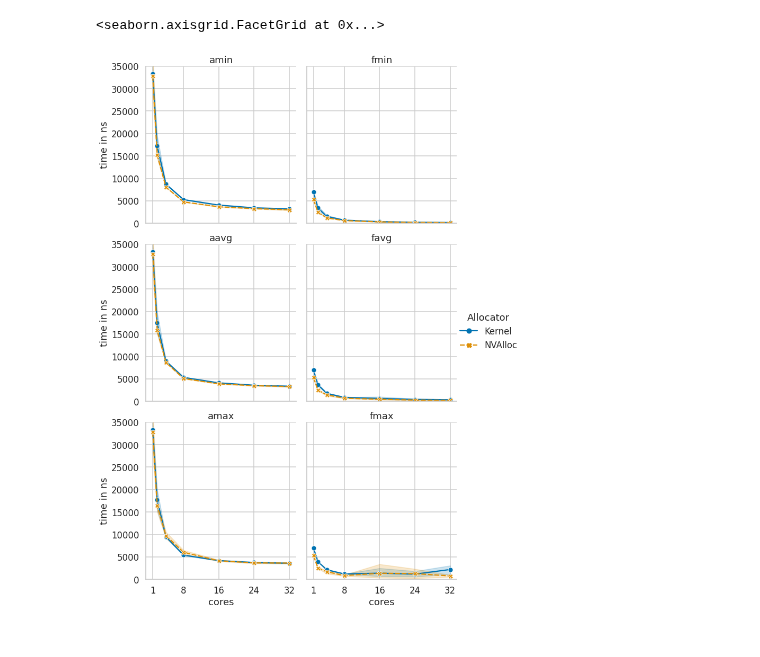
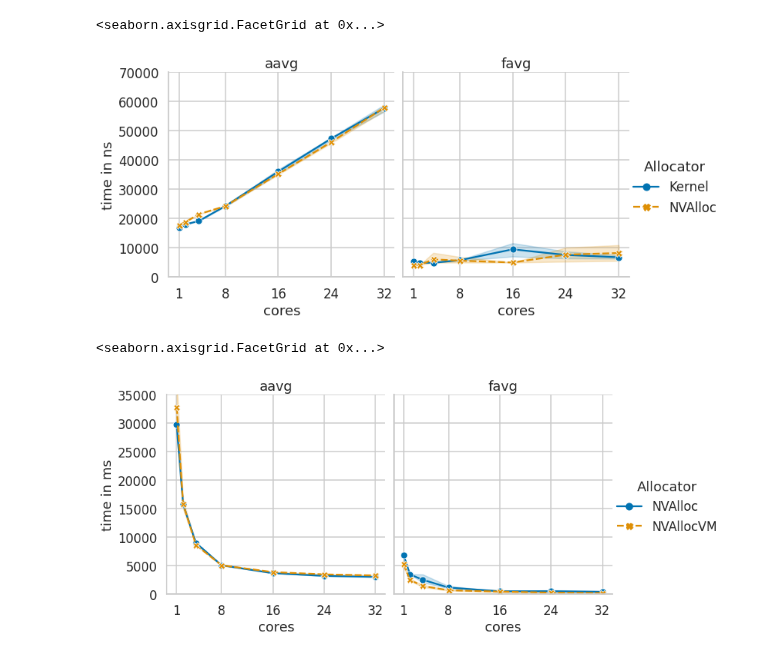
Before and after one commit to luhsra/llfree-bench, a Jupyter notebook: rand.ipynb, the cells around one changed output. Saved outputs shown, nothing was run; the diff lists cells and outputs as text; code cells hidden in the pictures.

```diff
--- a/rand.ipynb
+++ b/rand.ipynb
@@ -7,5 +7,8 @@ sns.set_style("whitegrid")
 sns.set_context("talk", font_scale=1)
 sns.set_palette("colorblind")
 
-nvalloc = Path("rand/220929-162928")
-buddy = Path("rand/220929-162050")
+buddy = Path("rand/221019-133935")
+nvalloc = Path("rand/221019-173814")
+
+buddy_vm = Path("rand/220929-162050")
+nvalloc_vm = Path("rand/220929-162928")
@@ -12,26 +102,56 @@ buddy = Path("rand/220929-162050")
+# %%
+# Time per page access
+buddy_d = pd.read_csv(buddy / "out.csv")
+buddy_d["alloc"] = "Kernel"
+nvalloc_d = pd.read_csv(nvalloc / "out.csv")
+nvalloc_d["alloc"] = "NVAlloc"
+
+
+pgd = pd.concat([buddy_d, nvalloc_d], ignore_index=True)
+pgd["cores"] = pgd["x"]
+pgd = pgd[["cores", "mem", "alloc", "aavg", "favg", "iteration"]].melt(
+    id_vars=["cores", "mem", "alloc", "iteration"],
+    value_vars=["aavg", "favg"], value_name="time")
+pgd["time"] *= 1000_0000  # ms to ns
+pgd["time"] *= pgd["cores"]  # total time
+pgd["time"] /= pgd["mem"] * 512 * 512  # per allocation
+# pgd = pgd.groupby(["cores", "alloc", "variable", "mem"]).min()
+order = ["Kernel", "NVAlloc"]
+g = sns.relplot(data=pgd, kind="line", x="cores", y="time",
+                col="variable", col_wrap=2, style="alloc", hue="alloc", markers=True,
+                style_order=order, hue_order=order)
+g.set(xticks=[1, 8, 16, 24, 32])
+g.set(ylim=(0, 70000))
+g.legend.set_title("Allocator")
+g.set(ylabel="time in ns")
+g.set(xlabel="cores")
+g.set_titles("{col_name}")
+# %% [output]
+<seaborn.axisgrid.FacetGrid at 0x...>
+[figure, added]
 # %%
 nvalloc_d = pd.read_csv(nvalloc / "out.csv")
 nvalloc_d["alloc"] = "NVAlloc"
-buddy_d = pd.read_csv(buddy / "out.csv")
-buddy_d["alloc"] = "Kernel"
+nvalloc_vm_d = pd.read_csv(nvalloc_vm / "out.csv")
+nvalloc_vm_d["alloc"] = "NVAllocVM"
 
 
-pgd = pd.concat([nvalloc_d, buddy_d], ignore_index=True)
+pgd = pd.concat([nvalloc_d, nvalloc_vm_d], ignore_index=True)
 pgd["cores"] = pgd["x"]
-pgd = pgd[["cores", "alloc", "amin", "fmin", "aavg", "favg", "amax", "fmax", "iteration"]].melt(
+pgd = pgd[["cores", "alloc", "aavg", "favg", "iteration"]].melt(
     id_vars=["cores", "alloc", "iteration"],
-    value_vars=["amin", "fmin", "aavg", "favg", "amax", "fmax"], value_name="time")
+    value_vars=["aavg", "favg"], value_name="time")
 # pgd = pgd.groupby(["cores", "alloc", "variable", "mem"]).min()
-order = ["Kernel", "NVAlloc"]
+order = ["NVAlloc", "NVAllocVM"]
 g = sns.relplot(data=pgd, kind="line", x="cores", y="time",
                 col="variable", col_wrap=2, style="alloc", hue="alloc", markers=True,
                 style_order=order, hue_order=order)
 g.set(xticks=[1, 8, 16, 24, 32])
 g.set(ylim=(0, 35000))
 g.legend.set_title("Allocator")
-g.set(ylabel="time in ns")
+g.set(ylabel="time in ms")
 g.set(xlabel="cores")
 g.set_titles("{col_name}")
 # %% [output]
 <seaborn.axisgrid.FacetGrid at 0x...>
-[figure, old version]
+[figure, new version]
```
Also changed, not shown: parts of 6 cells of this notebook, 15 other files.
